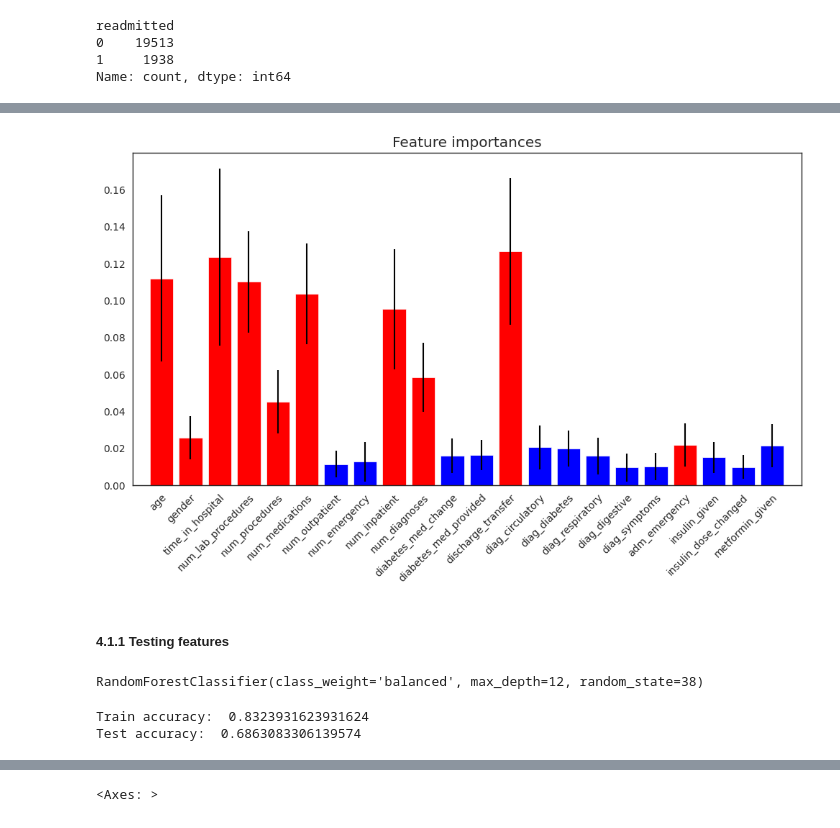
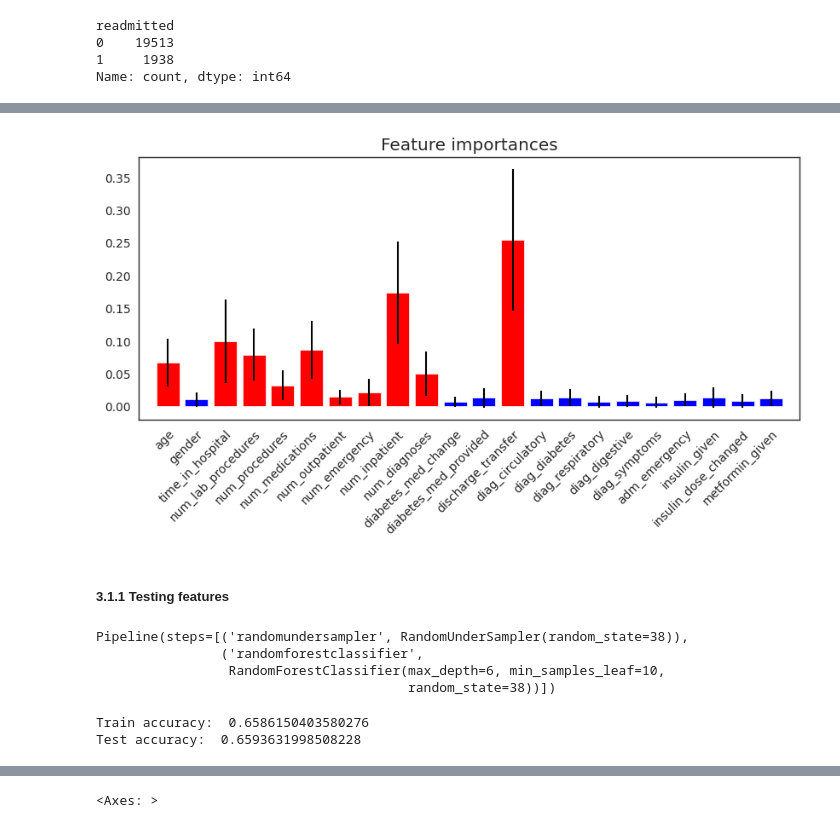
Before and after one commit to MechaMic38/unibs_mldm_diabetes, a Jupyter notebook: notebooks/feature_selection.ipynb, the cells around one changed output, grey strips where cells are left out. Drawn from its saved outputs; the diff is of its cells as text; code cells hidden in the pictures.

```diff
--- a/notebooks/feature_selection.ipynb
+++ b/notebooks/feature_selection.ipynb
@@ -151,6 +127,6 @@ NUMERICAL_COLUMNS = [
 # Initialize the StandardScaler
 scaler_std = StandardScaler()
 
-X_train_resampled[NUMERICAL_COLUMNS] = scaler_std.fit_transform(X_train_resampled[NUMERICAL_COLUMNS])
+X_train[NUMERICAL_COLUMNS] = scaler_std.fit_transform(X_train[NUMERICAL_COLUMNS])
 X_test[NUMERICAL_COLUMNS] = scaler_std.transform(X_test[NUMERICAL_COLUMNS])
 # %% [markdown]
@@ -159,4 +135,7 @@ Selecting the best $K$ features from the dataset.
 # %%
 # Number of features to select
 K = 10 # 10 is good, 7 slightly less good
+
+# Scoring function
+scoring = 'f1_macro' # 'f1_macro' is good
 # %% [markdown]
@@ -175,0 +187,4 @@ RandomForestClassifier(class_weight='balanced', max_depth=10,
+# %%
+# Train the best model
+best_estimator = grid_search.best_estimator_
+best_estimator.fit(X_train, y_train)
@@ -205,38 +225,35 @@ sns.heatmap(cm, annot=True, fmt=".2f", cmap='coolwarm')
 # %%
 # Select the K=10 best features with highest lasso coefficients
-features = pd.DataFrame({'feature': X_train_resampled.columns, 'importance': rf.feature_importances_})
+features = pd.DataFrame({'feature': X_train.columns, 'importance': best_estimator.named_steps['randomforestclassifier'].feature_importances_})
 features = features.sort_values(by='importance', ascending=False).reset_index(drop=True)
 features = features.head(K)
 features = features['feature'].values
 features_rf = features
 # %%
-importances_rf = rf.feature_importances_
-std = np.std([tree.feature_importances_ for tree in rf.estimators_],
+best_model = best_estimator.named_steps['randomforestclassifier']
+importances_rf = best_model.feature_importances_
+std = np.std([tree.feature_importances_ for tree in best_model.estimators_],
              axis=0)
 
 # Plot the feature importances of the forest
-colors = ['r' if c in features else 'b' for c in X_train_resampled.columns]
+colors = ['r' if c in features else 'b' for c in X_train.columns]
 
-plt.figure(1, figsize=(12, 6))
+plt.figure(1, figsize=(10, 4))
 plt.title("Feature importances")
-plt.bar(range(X_train_resampled.shape[1]), importances_rf,
+plt.bar(range(X_train.shape[1]), importances_rf,
        color=colors, yerr=std, align="center")
-plt.xticks(range(X_train_resampled.shape[1]), X_train_resampled.columns, rotation=45, ha='right', rotation_mode='anchor')
-plt.xlim([-1, X_train_resampled.shape[1]])
+plt.xticks(range(X_train.shape[1]), X_train.columns, rotation=45, ha='right', rotation_mode='anchor')
+plt.xlim([-1, X_train.shape[1]])
 plt.show()
 # %% [output]
-[figure, old version]
+[figure, new version]
 # %% [markdown]
-##### 4.1.1 Testing features
+##### 3.1.1 Testing features
-# %%
-rf = RandomForestClassifier(
-    n_estimators=100,
-    # min_samples_leaf=20,
-    max_depth=12,
-    class_weight="balanced",
-    random_state=RANDOM_STATE
-)
-rf.fit(X_train_resampled[features], y_train_resampled)
-# %% [output]
-RandomForestClassifier(class_weight='balanced', max_depth=12, random_state=38)
+# %%
+best_estimator.fit(X_train[features], y_train)
+# %% [output]
+Pipeline(steps=[('randomundersampler', RandomUnderSampler(random_state=38)),
+                ('randomforestclassifier',
+                 RandomForestClassifier(max_depth=6, min_samples_leaf=10,
+                                        random_state=38))])
 # %%
@@ -245,12 +262,12 @@ y_test_pred = rf.predict(X_test[features])
 # %%
-ac_train = accuracy_score(y_train_resampled, y_train_pred)
+ac_train = accuracy_score(y_train, y_train_pred)
 ac_test = accuracy_score(y_test, y_test_pred)
 
 print('Train accuracy: ', ac_train)
 print('Test accuracy: ', ac_test)
 # %% [output]
-Train accuracy:  0.8323931623931624
-Test accuracy:  0.6863083306139574
+Train accuracy:  0.6586150403580276
+Test accuracy:  0.6593631998508228
 # %%
 # Visualize precision, recall, F1-score
 print(classification_report(y_test, y_test_pred))
```
Also changed, not shown: parts of 84 cells of this notebook, 4 other files.
